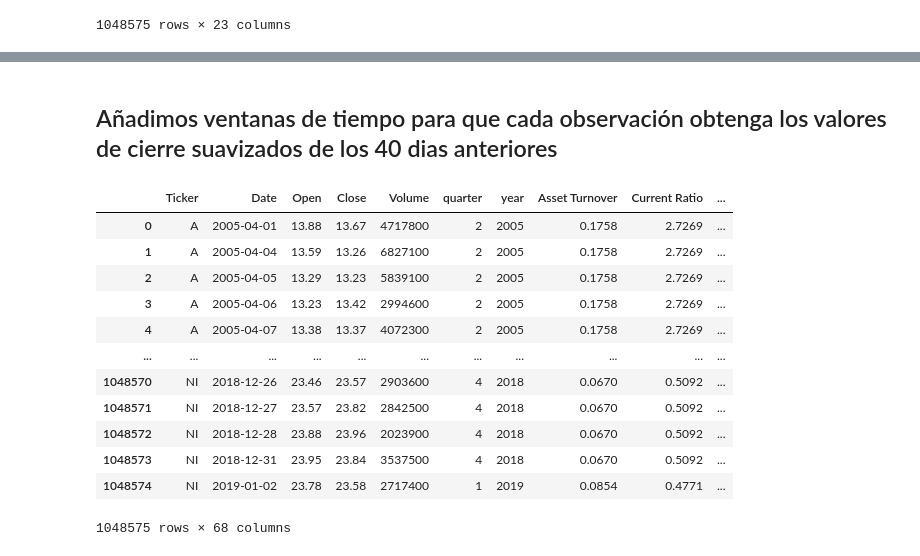
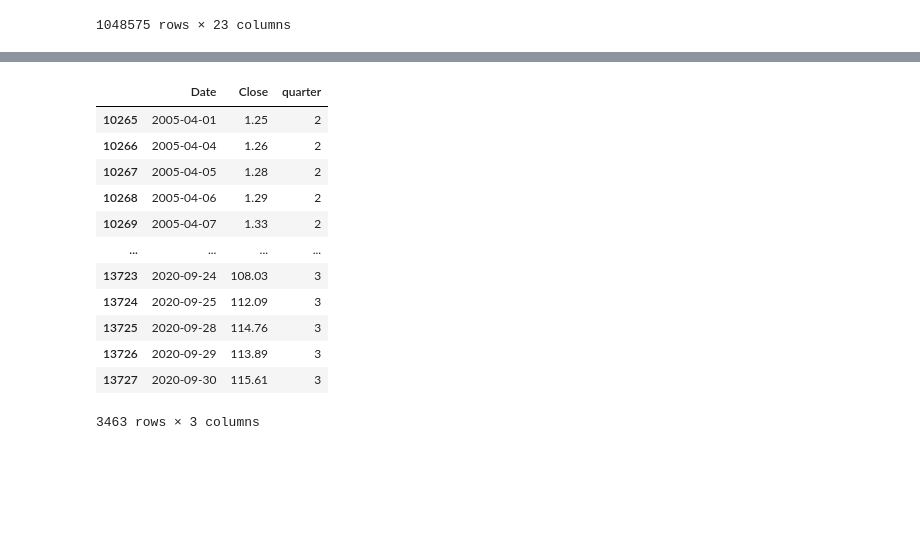
Before and after one commit to larubiano0/Parcial1-He2AI, a Jupyter notebook: script_stock_market_variation.ipynb, the cells around one changed output, grey strips where cells are left out. Saved outputs shown, nothing was run; the diff lists cells and outputs as text; code cells hidden in the pictures; blank space fills up the shorter version.

```diff
--- a/script_stock_market_variation.ipynb
+++ b/script_stock_market_variation.ipynb
@@ -266,21 +83,18 @@ Preprocesamiento completado. Forma final del DataFrame: (1048575, 28)
-# %% [markdown]
-## Añadimos ventanas de tiempo para que cada observación obtenga los valores de cierre suavizados de los 40 dias anteriores
-# %%
-for i in range(1, 41):
-    df[f'Close_denoised_lag_{i}'] = df['Close_denoised'].shift(i)
-
-df
-# %% [output]
-|  | Ticker | Date | Open | Close | Volume | quarter | year | Asset Turnover | Current Ratio | ... |
-| 0 | A | 2005-04-01 | 13.88 | 13.67 | 4717800 | 2 | 2005 | 0.1758 | 2.7269 | ... |
-| 1 | A | 2005-04-04 | 13.59 | 13.26 | 6827100 | 2 | 2005 | 0.1758 | 2.7269 | ... |
-| 2 | A | 2005-04-05 | 13.29 | 13.23 | 5839100 | 2 | 2005 | 0.1758 | 2.7269 | ... |
-| 3 | A | 2005-04-06 | 13.23 | 13.42 | 2994600 | 2 | 2005 | 0.1758 | 2.7269 | ... |
-| 4 | A | 2005-04-07 | 13.38 | 13.37 | 4072300 | 2 | 2005 | 0.1758 | 2.7269 | ... |
-| ... | ... | ... | ... | ... | ... | ... | ... | ... | ... | ... |
-| 1048570 | NI | 2018-12-26 | 23.46 | 23.57 | 2903600 | 4 | 2018 | 0.0670 | 0.5092 | ... |
-| 1048571 | NI | 2018-12-27 | 23.57 | 23.82 | 2842500 | 4 | 2018 | 0.0670 | 0.5092 | ... |
-| 1048572 | NI | 2018-12-28 | 23.88 | 23.96 | 2023900 | 4 | 2018 | 0.0670 | 0.5092 | ... |
-| 1048573 | NI | 2018-12-31 | 23.95 | 23.84 | 3537500 | 4 | 2018 | 0.0670 | 0.5092 | ... |
-| 1048574 | NI | 2019-01-02 | 23.78 | 23.58 | 2717400 | 1 | 2019 | 0.0854 | 0.4771 | ... |
-1048575 rows × 68 columns
+# %%
+
+df = df[df['Ticker'] == 'AAPL'][['Date','Close', 'quarter']]
+df
+# %% [output]
+|  | Date | Close | quarter |
+| 10265 | 2005-04-01 | 1.25 | 2 |
+| 10266 | 2005-04-04 | 1.26 | 2 |
+| 10267 | 2005-04-05 | 1.28 | 2 |
+| 10268 | 2005-04-06 | 1.29 | 2 |
+| 10269 | 2005-04-07 | 1.33 | 2 |
+| ... | ... | ... | ... |
+| 13723 | 2020-09-24 | 108.03 | 3 |
+| 13724 | 2020-09-25 | 112.09 | 3 |
+| 13725 | 2020-09-28 | 114.76 | 3 |
+| 13726 | 2020-09-29 | 113.89 | 3 |
+| 13727 | 2020-09-30 | 115.61 | 3 |
+3463 rows × 3 columns
```
Also changed, not shown: parts of 7 cells of this notebook.
